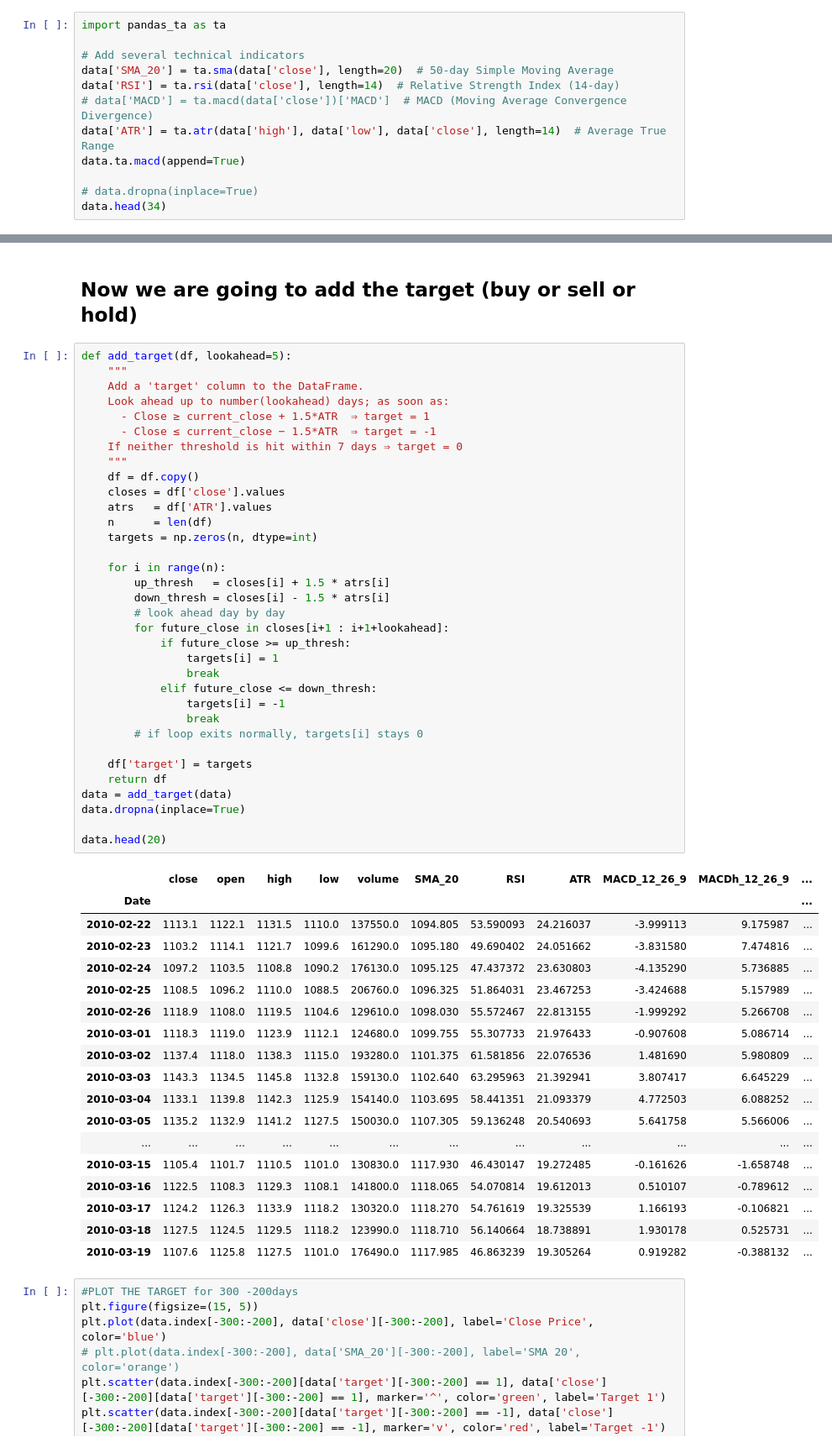
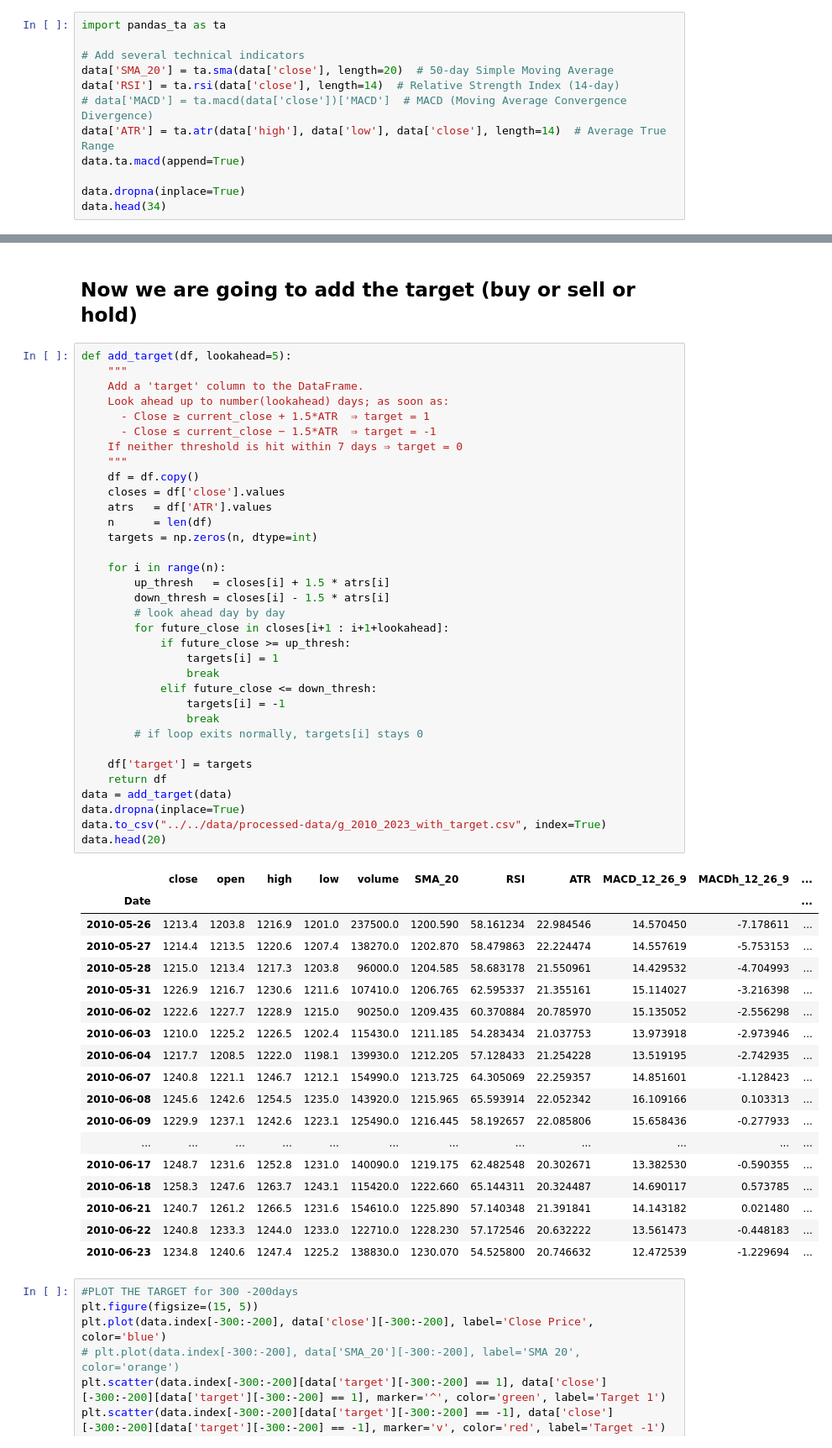
Before and after one commit to elm19/GoldSpot-Predictor, a Jupyter notebook: notebooks/new_approach_exp1/creating_data.ipynb, the cells around one changed output, grey strips where cells are left out. Shown: that part at 84% size. Drawn from its saved outputs; the diff is of its cells as text.

```diff
--- a/notebooks/new_approach_exp1/creating_data.ipynb
+++ b/notebooks/new_approach_exp1/creating_data.ipynb
@@ -47,7 +47,7 @@ data['RSI'] = ta.rsi(data['close'], length=14)  # Relative Strength Index (14-da
 data['ATR'] = ta.atr(data['high'], data['low'], data['close'], length=14)  # Average True Range
 data.ta.macd(append=True)
 
-# data.dropna(inplace=True)
+data.dropna(inplace=True)
 data.head(34)
 # %% [output]
 |  | close | open | high | low | volume | SMA_20 | RSI | ATR | MACD_12_26_9 | MACDh_12_26_9 | ... |
@@ -79,50 +79,50 @@ def add_target(df, lookahead=5):
       - Close ≤ current_close − 1.5*ATR  ⇒ target = -1
     If neither threshold is hit within 7 days ⇒ target = 0
     """
     df = df.copy()
     closes = df['close'].values
     atrs   = df['ATR'].values
     n      = len(df)
     targets = np.zeros(n, dtype=int)
 
     for i in range(n):
         up_thresh   = closes[i] + 1.5 * atrs[i]
         down_thresh = closes[i] - 1.5 * atrs[i]
         # look ahead day by day
         for future_close in closes[i+1 : i+1+lookahead]:
             if future_close >= up_thresh:
                 targets[i] = 1
                 break
             elif future_close <= down_thresh:
                 targets[i] = -1
                 break
         # if loop exits normally, targets[i] stays 0
 
     df['target'] = targets
     return df
 data = add_target(data)
 data.dropna(inplace=True)
-
+data.to_csv("../../data/processed-data/g_2010_2023_with_target.csv", index=True)
 data.head(20)
 # %% [output]
 |  | close | open | high | low | volume | SMA_20 | RSI | ATR | MACD_12_26_9 | MACDh_12_26_9 | ... |
 | Date |  |  |  |  |  |  |  |  |  |  | ... |
-| 2010-02-22 | 1113.1 | 1122.1 | 1131.5 | 1110.0 | 137550.0 | 1094.805 | 53.590093 | 24.216037 | -3.999113 | 9.175987 | ... |
-| 2010-02-23 | 1103.2 | 1114.1 | 1121.7 | 1099.6 | 161290.0 | 1095.180 | 49.690402 | 24.051662 | -3.831580 | 7.474816 | ... |
-| 2010-02-24 | 1097.2 | 1103.5 | 1108.8 | 1090.2 | 176130.0 | 1095.125 | 47.437372 | 23.630803 | -4.135290 | 5.736885 | ... |
-| 2010-02-25 | 1108.5 | 1096.2 | 1110.0 | 1088.5 | 206760.0 | 1096.325 | 51.864031 | 23.467253 | -3.424688 | 5.157989 | ... |
-| 2010-02-26 | 1118.9 | 1108.0 | 1119.5 | 1104.6 | 129610.0 | 1098.030 | 55.572467 | 22.813155 | -1.999292 | 5.266708 | ... |
-| 2010-03-01 | 1118.3 | 1119.0 | 1123.9 | 1112.1 | 124680.0 | 1099.755 | 55.307733 | 21.976433 | -0.907608 | 5.086714 | ... |
-| 2010-03-02 | 1137.4 | 1118.0 | 1138.3 | 1115.0 | 193280.0 | 1101.375 | 61.581856 | 22.076536 | 1.481690 | 5.980809 | ... |
-| 2010-03-03 | 1143.3 | 1134.5 | 1145.8 | 1132.8 | 159130.0 | 1102.640 | 63.295963 | 21.392941 | 3.807417 | 6.645229 | ... |
-| 2010-03-04 | 1133.1 | 1139.8 | 1142.3 | 1125.9 | 154140.0 | 1103.695 | 58.441351 | 21.093379 | 4.772503 | 6.088252 | ... |
-| 2010-03-05 | 1135.2 | 1132.9 | 1141.2 | 1127.5 | 150030.0 | 1107.305 | 59.136248 | 20.540693 | 5.641758 | 5.566006 | ... |
+| 2010-05-26 | 1213.4 | 1203.8 | 1216.9 | 1201.0 | 237500.0 | 1200.590 | 58.161234 | 22.984546 | 14.570450 | -7.178611 | ... |
+| 2010-05-27 | 1214.4 | 1213.5 | 1220.6 | 1207.4 | 138270.0 | 1202.870 | 58.479863 | 22.224474 | 14.557619 | -5.753153 | ... |
+| 2010-05-28 | 1215.0 | 1213.4 | 1217.3 | 1203.8 | 96000.0 | 1204.585 | 58.683178 | 21.550961 | 14.429532 | -4.704993 | ... |
+| 2010-05-31 | 1226.9 | 1216.7 | 1230.6 | 1211.6 | 107410.0 | 1206.765 | 62.595337 | 21.355161 | 15.114027 | -3.216398 | ... |
+| 2010-06-02 | 1222.6 | 1227.7 | 1228.9 | 1215.0 | 90250.0 | 1209.435 | 60.370884 | 20.785970 | 15.135052 | -2.556298 | ... |
+| 2010-06-03 | 1210.0 | 1225.2 | 1226.5 | 1202.4 | 115430.0 | 1211.185 | 54.283434 | 21.037753 | 13.973918 | -2.973946 | ... |
+| 2010-06-04 | 1217.7 | 1208.5 | 1222.0 | 1198.1 | 139930.0 | 1212.205 | 57.128433 | 21.254228 | 13.519195 | -2.742935 | ... |
+| 2010-06-07 | 1240.8 | 1221.1 | 1246.7 | 1212.1 | 154990.0 | 1213.725 | 64.305069 | 22.259357 | 14.851601 | -1.128423 | ... |
+| 2010-06-08 | 1245.6 | 1242.6 | 1254.5 | 1235.0 | 143920.0 | 1215.965 | 65.593914 | 22.052342 | 16.109166 | 0.103313 | ... |
+| 2010-06-09 | 1229.9 | 1237.1 | 1242.6 | 1223.1 | 125490.0 | 1216.445 | 58.192657 | 22.085806 | 15.658436 | -0.277933 | ... |
 | ... | ... | ... | ... | ... | ... | ... | ... | ... | ... | ... | ... |
-| 2010-03-15 | 1105.4 | 1101.7 | 1110.5 | 1101.0 | 130830.0 | 1117.930 | 46.430147 | 19.272485 | -0.161626 | -1.658748 | ... |
-| 2010-03-16 | 1122.5 | 1108.3 | 1129.3 | 1108.1 | 141800.0 | 1118.065 | 54.070814 | 19.612013 | 0.510107 | -0.789612 | ... |
-| 2010-03-17 | 1124.2 | 1126.3 | 1133.9 | 1118.2 | 130320.0 | 1118.270 | 54.761619 | 19.325539 | 1.166193 | -0.106821 | ... |
-| 2010-03-18 | 1127.5 | 1124.5 | 1129.5 | 1118.2 | 123990.0 | 1118.710 | 56.140664 | 18.738891 | 1.930178 | 0.525731 | ... |
-| 2010-03-19 | 1107.6 | 1125.8 | 1127.5 | 1101.0 | 176490.0 | 1117.985 | 46.863239 | 19.305264 | 0.919282 | -0.388132 | ... |
+| 2010-06-17 | 1248.7 | 1231.6 | 1252.8 | 1231.0 | 140090.0 | 1219.175 | 62.482548 | 20.302671 | 13.382530 | -0.590355 | ... |
+| 2010-06-18 | 1258.3 | 1247.6 | 1263.7 | 1243.1 | 115420.0 | 1222.660 | 65.144311 | 20.324487 | 14.690117 | 0.573785 | ... |
+| 2010-06-21 | 1240.7 | 1261.2 | 1266.5 | 1231.6 | 154610.0 | 1225.890 | 57.140348 | 21.391841 | 14.143182 | 0.021480 | ... |
+| 2010-06-22 | 1240.8 | 1233.3 | 1244.0 | 1233.0 | 122710.0 | 1228.230 | 57.172546 | 20.632222 | 13.561473 | -0.448183 | ... |
+| 2010-06-23 | 1234.8 | 1240.6 | 1247.4 | 1225.2 | 138830.0 | 1230.070 | 54.525800 | 20.746632 | 12.472539 | -1.229694 | ... |
 # %%
 #PLOT THE TARGET for 300 -200days
 plt.figure(figsize=(15, 5))
```
Also changed, not shown: parts of 3 cells of this notebook, 8 other files.
